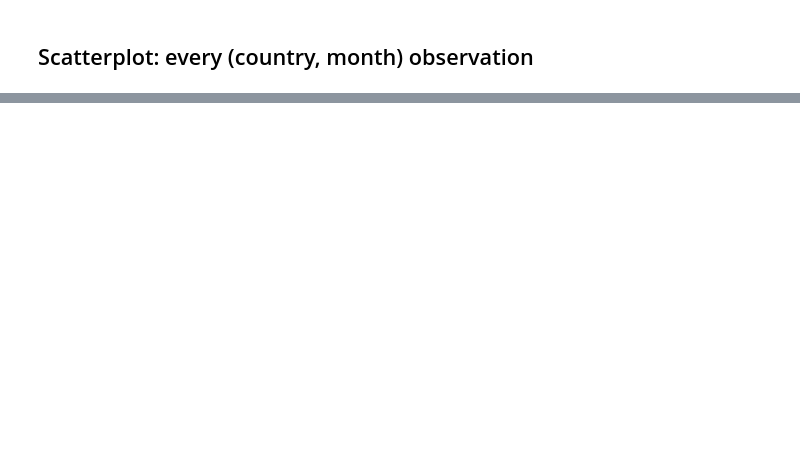
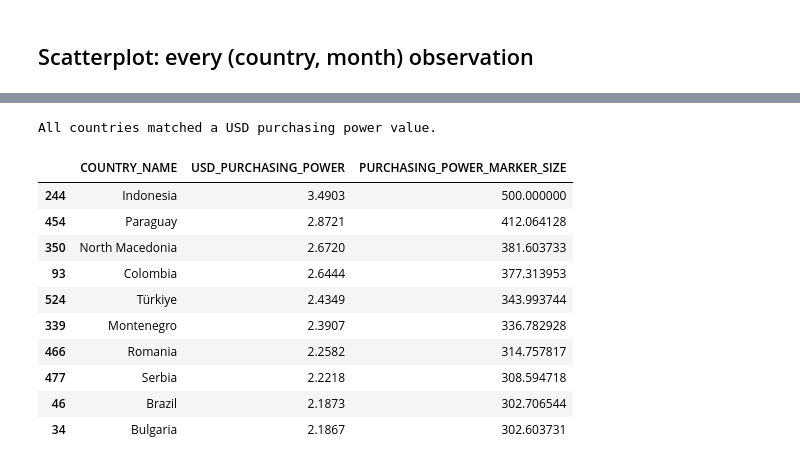
Before and after one commit to ivan-sepulveda/when-where, a Jupyter notebook: notebooks/peak_tourism_months_exploration.ipynb, the cells around one changed output, grey strips where cells are left out. Drawn from its saved outputs; the diff is of its cells as text; code cells hidden in the pictures; blank space fills up the shorter version.

```diff
--- a/notebooks/peak_tourism_months_exploration.ipynb
+++ b/notebooks/peak_tourism_months_exploration.ipynb
@@ -191,0 +318,34 @@ plt.show()
+# %%
+USD_PP_PATH = Path("..") / "data" / "processed" / "usd_purchasing_power_by_country.csv"
+usd_pp = pd.read_csv(USD_PP_PATH)
+
+# One row per country -- broadcast onto every (country, month) row via COUNTRY.
+peak_tourism["USD_PURCHASING_POWER"] = peak_tourism["COUNTRY"].map(
+    usd_pp.set_index("COUNTRY")["USD_PURCHASING_POWER"]
+)
+
+missing_pp = peak_tourism.loc[peak_tourism["USD_PURCHASING_POWER"].isna(), "COUNTRY_NAME"].unique()
+if len(missing_pp):
+    print(f"WARNING: no USD purchasing power for: {list(missing_pp)}")
+else:
+    print("All countries matched a USD purchasing power value.")
+
+# Sqrt-scaled for the same reason as MARKER_SIZE/MICHELIN_MARKER_SIZE above.
+sqrt_pp = np.sqrt(peak_tourism["USD_PURCHASING_POWER"].astype(float))
+p_lo, p_hi = sqrt_pp.min(), sqrt_pp.max()
+peak_tourism["PURCHASING_POWER_MARKER_SIZE"] = MIN_SIZE + (sqrt_pp - p_lo) / (p_hi - p_lo) * (MAX_SIZE - MIN_SIZE)
+
+peak_tourism[["COUNTRY_NAME", "USD_PURCHASING_POWER", "PURCHASING_POWER_MARKER_SIZE"]].drop_duplicates("COUNTRY_NAME").sort_values("USD_PURCHASING_POWER", ascending=False).head(10)
+# %% [output]
+All countries matched a USD purchasing power value.
+|  | COUNTRY_NAME | USD_PURCHASING_POWER | PURCHASING_POWER_MARKER_SIZE |
+| 244 | Indonesia | 3.4903 | 500.000000 |
+| 454 | Paraguay | 2.8721 | 412.064128 |
+| 350 | North Macedonia | 2.6720 | 381.603733 |
+| 93 | Colombia | 2.6444 | 377.313953 |
+| 524 | Türkiye | 2.4349 | 343.993744 |
+| 339 | Montenegro | 2.3907 | 336.782928 |
+| 466 | Romania | 2.2582 | 314.757817 |
+| 477 | Serbia | 2.2218 | 308.594718 |
+| 46 | Brazil | 2.1873 | 302.706544 |
+| 34 | Bulgaria | 2.1867 | 302.603731 |
```
Also changed, not shown: parts of 10 cells of this notebook, 4 other files.
